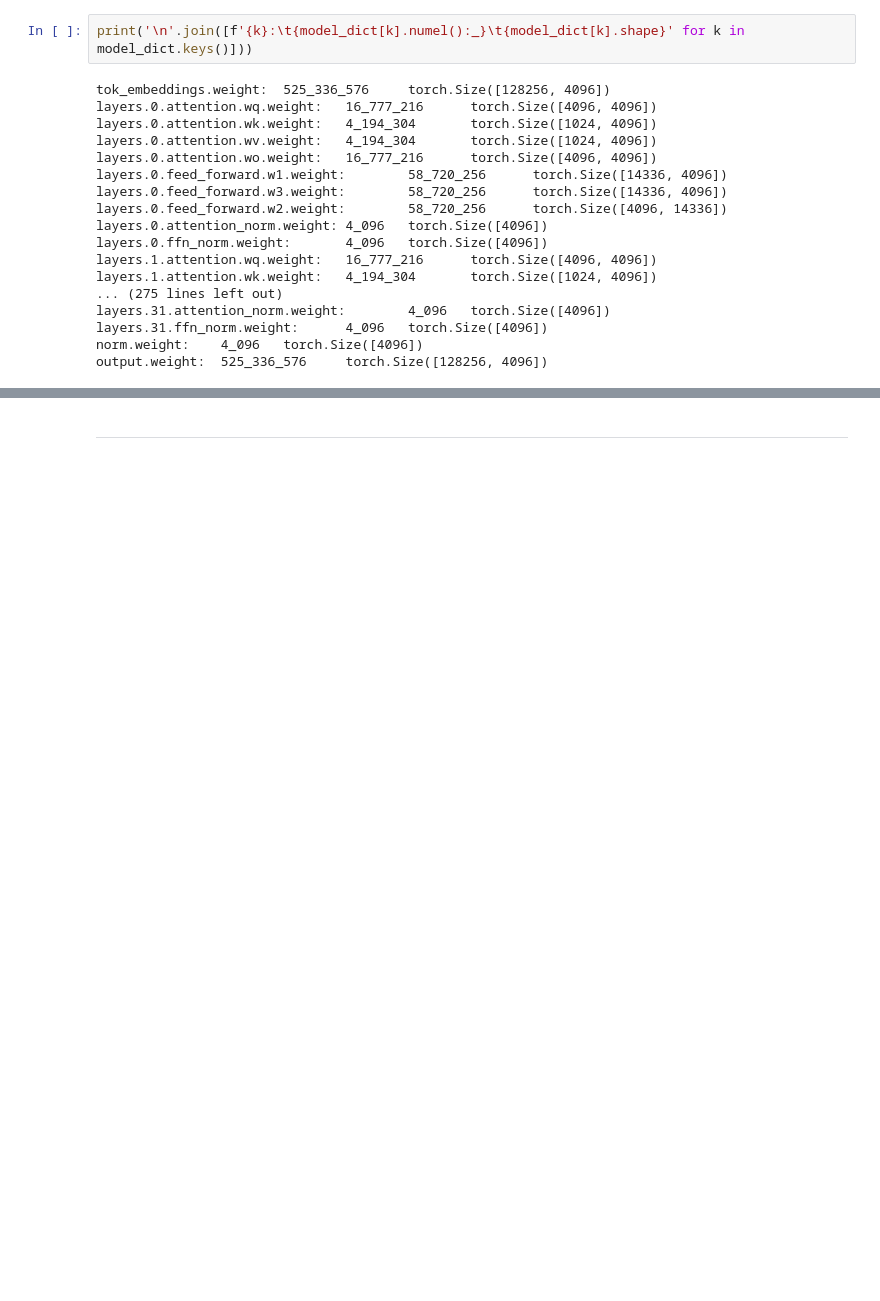
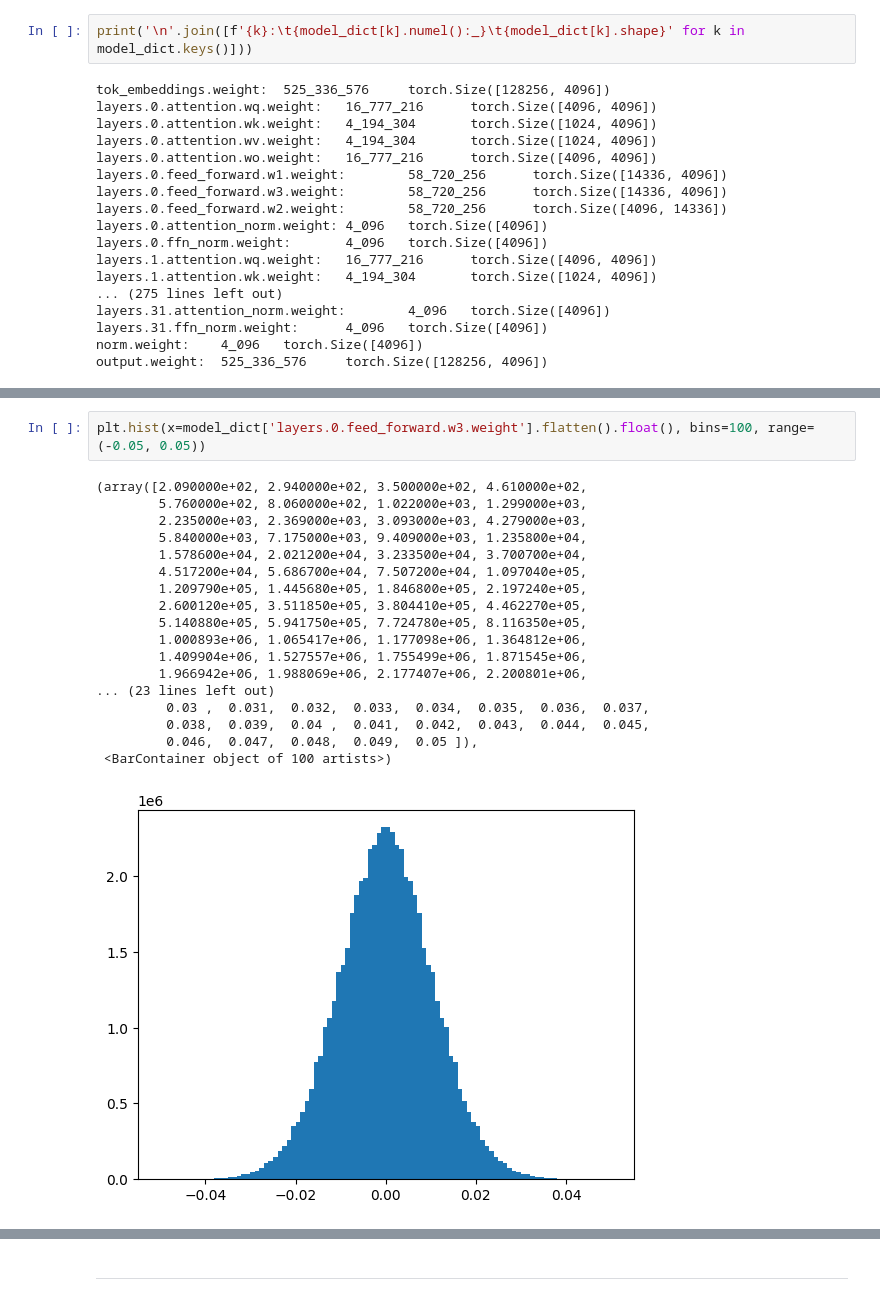
Before and after one commit to Creative-Emporium/llama33333333, a Jupyter notebook: test_weights.ipynb, the cells around one changed output, grey strips where cells are left out. Saved outputs shown, nothing was run; the diff lists cells and outputs as text; blank space fills up the shorter version.

```diff
--- a/test_weights.ipynb
+++ b/test_weights.ipynb
@@ -64,0 +138,21 @@ output.weight:  525_336_576     torch.Size([128256, 4096])
+# %%
+plt.hist(x=model_dict['layers.0.feed_forward.w3.weight'].flatten().float(), bins=100, range=(-0.05, 0.05))
+# %% [output]
+(array([2.090000e+02, 2.940000e+02, 3.500000e+02, 4.610000e+02,
+        5.760000e+02, 8.060000e+02, 1.022000e+03, 1.299000e+03,
+        2.235000e+03, 2.369000e+03, 3.093000e+03, 4.279000e+03,
+        5.840000e+03, 7.175000e+03, 9.409000e+03, 1.235800e+04,
+        1.578600e+04, 2.021200e+04, 3.233500e+04, 3.700700e+04,
+        4.517200e+04, 5.686700e+04, 7.507200e+04, 1.097040e+05,
+        1.209790e+05, 1.445680e+05, 1.846800e+05, 2.197240e+05,
+        2.600120e+05, 3.511850e+05, 3.804410e+05, 4.462270e+05,
+        5.140880e+05, 5.941750e+05, 7.724780e+05, 8.116350e+05,
+        1.000893e+06, 1.065417e+06, 1.177098e+06, 1.364812e+06,
+        1.409904e+06, 1.527557e+06, 1.755499e+06, 1.871545e+06,
+        1.966942e+06, 1.988069e+06, 2.177407e+06, 2.200801e+06,
+... (23 lines left out)
+         0.03 ,  0.031,  0.032,  0.033,  0.034,  0.035,  0.036,  0.037,
+         0.038,  0.039,  0.04 ,  0.041,  0.042,  0.043,  0.044,  0.045,
+         0.046,  0.047,  0.048,  0.049,  0.05 ]),
+ <BarContainer object of 100 artists>)
+[figure, added]
```
Also changed, not shown: parts of 11 cells of this notebook.
